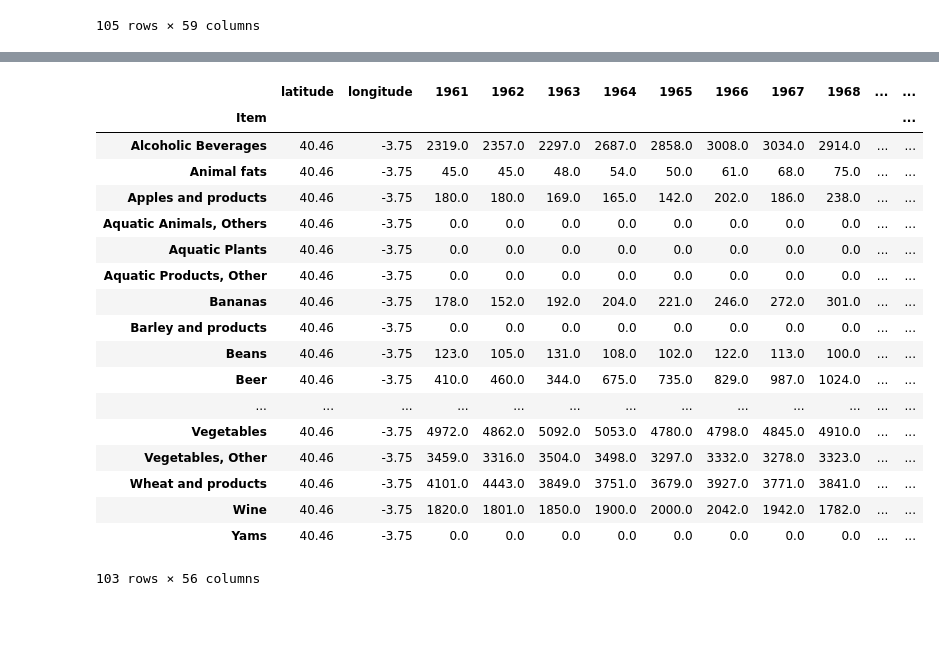
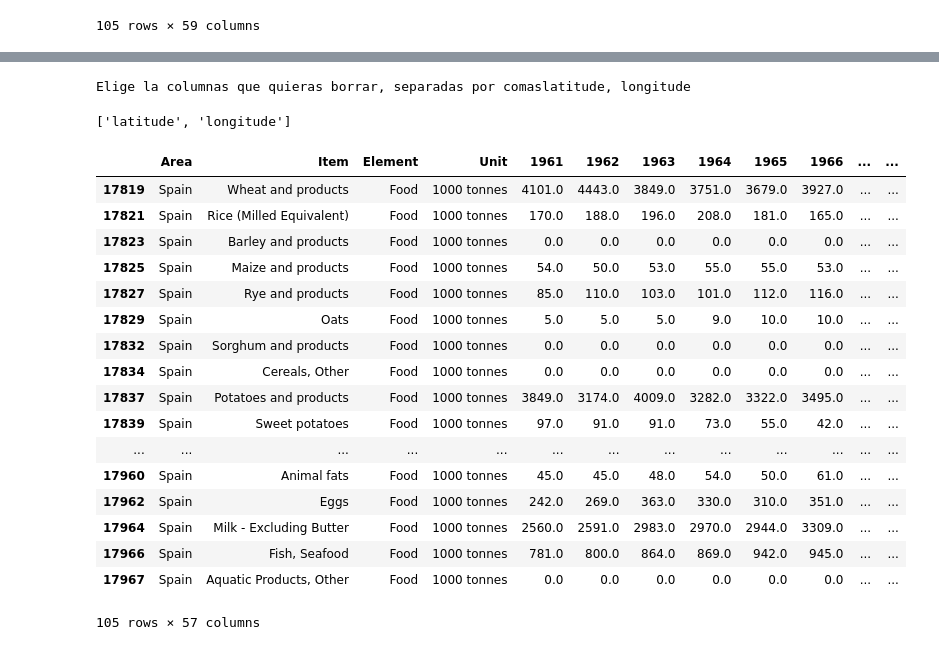
Before and after one commit to Pebels17/data-labs, a Jupyter notebook: module-1/pipelines-project/your-code/input/Pipelines proyect.ipynb, the cells around one changed output, grey strips where cells are left out. Saved outputs shown, nothing was run; the diff lists cells and outputs as text; code cells hidden in the pictures; blank space fills up the shorter version.

```diff
--- a/module-1/pipelines-project/your-code/input/Pipelines proyect.ipynb
+++ b/module-1/pipelines-project/your-code/input/Pipelines proyect.ipynb
@@ -26,7 +42,7 @@ def delete_columns(data,lista):
     deleted_columns = data.drop(lista, axis=1)
     return deleted_columns
 # %%
-data_cleaned = delete_columns(data1,lista1)
+data_cleaned = delete_columns(data1,columnas_borrar)
 data_cleaned.head()
 # %% [output]
 |  | Area | Item | Element | Unit | latitude | longitude | Y1961 | Y1962 | Y1963 | Y1964 | ... | ... |
@@ -83,11 +100,11 @@ Yams                         75
 Name: latitude, Length: 115, dtype: int64
 # %%
 #Filtrar por un valor en una columna
-def filter_country(df,columna,pais):
-    df = df[df[columna] == pais]
+def filter_item(df,columna,item):
+    df = df[df[columna] == item]
     return df
 
-spain = filter_country(nueva,'Area','Spain')
+spain = filter_item(nueva,'Area','Spain')
 spain
 # %% [output]
 |  | Area | Item | Element | Unit | latitude | longitude | 1961 | 1962 | 1963 | 1964 | ... | ... |
@@ -109,6 +126,11 @@ spain
 | 17967 | Spain | Aquatic Products, Other | Food | 1000 tonnes | 40.46 | -3.75 | 0.0 | 0.0 | 0.0 | 0.0 | ... | ... |
 105 rows × 59 columns
 # %%
-#Agrupamos por item y hacemos la media
-spain = spain.groupby(['Item']).mean()
-spain
+#Agrupamos por columna y hacemos la media
+
+def group_by_item(df,columna):
+    df.groupby([columna]).mean()
+    return df
+
+#spain = spain.groupby(['Item']).mean()
+#spain
@@ -135,27 +158,34 @@ spain
+# %%
+columnas_borrar_2 = choose_columns_to_erase()
+# %% [output]
+Elige la columnas que quieras borrar, separadas por comaslatitude, longitude
+# %%
+columnas_borrar_2
+# %% [output]
+['latitude', 'longitude']
 # %%
-#creamos una lista en la que borramos los datos qu no nos interesan
-col_list = list(spain)
-col_list.remove('latitude')
-col_list.remove('longitude')
-spain['suma'] = spain[col_list].sum(axis=1)
-spain
+#creamos una lista en la que borramos los datos que no nos interesan
+#col_list = list(spain)
+#col_list.remove('latitude')
+#col_list.remove('longitude')
+
+spain_2 = delete_columns(spain,columnas_borrar_2)
 # %% [output]
-|  | latitude | longitude | 1961 | 1962 | 1963 | 1964 | 1965 | 1966 | 1967 | 1968 | ... | ... |
-| Item |  |  |  |  |  |  |  |  |  |  |  | ... |
-| Alcoholic Beverages | 40.46 | -3.75 | 2319.0 | 2357.0 | 2297.0 | 2687.0 | 2858.0 | 3008.0 | 3034.0 | 2914.0 | ... | ... |
-| Animal fats | 40.46 | -3.75 | 45.0 | 45.0 | 48.0 | 54.0 | 50.0 | 61.0 | 68.0 | 75.0 | ... | ... |
-| Apples and products | 40.46 | -3.75 | 180.0 | 180.0 | 169.0 | 165.0 | 142.0 | 202.0 | 186.0 | 238.0 | ... | ... |
-| Aquatic Animals, Others | 40.46 | -3.75 | 0.0 | 0.0 | 0.0 | 0.0 | 0.0 | 0.0 | 0.0 | 0.0 | ... | ... |
-| Aquatic Plants | 40.46 | -3.75 | 0.0 | 0.0 | 0.0 | 0.0 | 0.0 | 0.0 | 0.0 | 0.0 | ... | ... |
-| Aquatic Products, Other | 40.46 | -3.75 | 0.0 | 0.0 | 0.0 | 0.0 | 0.0 | 0.0 | 0.0 | 0.0 | ... | ... |
-| Bananas | 40.46 | -3.75 | 178.0 | 152.0 | 192.0 | 204.0 | 221.0 | 246.0 | 272.0 | 301.0 | ... | ... |
-| Barley and products | 40.46 | -3.75 | 0.0 | 0.0 | 0.0 | 0.0 | 0.0 | 0.0 | 0.0 | 0.0 | ... | ... |
-| Beans | 40.46 | -3.75 | 123.0 | 105.0 | 131.0 | 108.0 | 102.0 | 122.0 | 113.0 | 100.0 | ... | ... |
-| Beer | 40.46 | -3.75 | 410.0 | 460.0 | 344.0 | 675.0 | 735.0 | 829.0 | 987.0 | 1024.0 | ... | ... |
+|  | Area | Item | Element | Unit | 1961 | 1962 | 1963 | 1964 | 1965 | 1966 | ... | ... |
+| 17819 | Spain | Wheat and products | Food | 1000 tonnes | 4101.0 | 4443.0 | 3849.0 | 3751.0 | 3679.0 | 3927.0 | ... | ... |
+| 17821 | Spain | Rice (Milled Equivalent) | Food | 1000 tonnes | 170.0 | 188.0 | 196.0 | 208.0 | 181.0 | 165.0 | ... | ... |
+| 17823 | Spain | Barley and products | Food | 1000 tonnes | 0.0 | 0.0 | 0.0 | 0.0 | 0.0 | 0.0 | ... | ... |
+| 17825 | Spain | Maize and products | Food | 1000 tonnes | 54.0 | 50.0 | 53.0 | 55.0 | 55.0 | 53.0 | ... | ... |
+| 17827 | Spain | Rye and products | Food | 1000 tonnes | 85.0 | 110.0 | 103.0 | 101.0 | 112.0 | 116.0 | ... | ... |
+| 17829 | Spain | Oats | Food | 1000 tonnes | 5.0 | 5.0 | 5.0 | 9.0 | 10.0 | 10.0 | ... | ... |
+| 17832 | Spain | Sorghum and products | Food | 1000 tonnes | 0.0 | 0.0 | 0.0 | 0.0 | 0.0 | 0.0 | ... | ... |
+| 17834 | Spain | Cereals, Other | Food | 1000 tonnes | 0.0 | 0.0 | 0.0 | 0.0 | 0.0 | 0.0 | ... | ... |
+| 17837 | Spain | Potatoes and products | Food | 1000 tonnes | 3849.0 | 3174.0 | 4009.0 | 3282.0 | 3322.0 | 3495.0 | ... | ... |
+| 17839 | Spain | Sweet potatoes | Food | 1000 tonnes | 97.0 | 91.0 | 91.0 | 73.0 | 55.0 | 42.0 | ... | ... |
 | ... | ... | ... | ... | ... | ... | ... | ... | ... | ... | ... | ... | ... |
-| Vegetables | 40.46 | -3.75 | 4972.0 | 4862.0 | 5092.0 | 5053.0 | 4780.0 | 4798.0 | 4845.0 | 4910.0 | ... | ... |
-| Vegetables, Other | 40.46 | -3.75 | 3459.0 | 3316.0 | 3504.0 | 3498.0 | 3297.0 | 3332.0 | 3278.0 | 3323.0 | ... | ... |
-| Wheat and products | 40.46 | -3.75 | 4101.0 | 4443.0 | 3849.0 | 3751.0 | 3679.0 | 3927.0 | 3771.0 | 3841.0 | ... | ... |
-| Wine | 40.46 | -3.75 | 1820.0 | 1801.0 | 1850.0 | 1900.0 | 2000.0 | 2042.0 | 1942.0 | 1782.0 | ... | ... |
-| Yams | 40.46 | -3.75 | 0.0 | 0.0 | 0.0 | 0.0 | 0.0 | 0.0 | 0.0 | 0.0 | ... | ... |
+| 17960 | Spain | Animal fats | Food | 1000 tonnes | 45.0 | 45.0 | 48.0 | 54.0 | 50.0 | 61.0 | ... | ... |
+| 17962 | Spain | Eggs | Food | 1000 tonnes | 242.0 | 269.0 | 363.0 | 330.0 | 310.0 | 351.0 | ... | ... |
+| 17964 | Spain | Milk - Excluding Butter | Food | 1000 tonnes | 2560.0 | 2591.0 | 2983.0 | 2970.0 | 2944.0 | 3309.0 | ... | ... |
+| 17966 | Spain | Fish, Seafood | Food | 1000 tonnes | 781.0 | 800.0 | 864.0 | 869.0 | 942.0 | 945.0 | ... | ... |
+| 17967 | Spain | Aquatic Products, Other | Food | 1000 tonnes | 0.0 | 0.0 | 0.0 | 0.0 | 0.0 | 0.0 | ... | ... |
-103 rows × 56 columns
+105 rows × 57 columns
```
Also changed, not shown: parts of 16 cells of this notebook, 7 other files.
